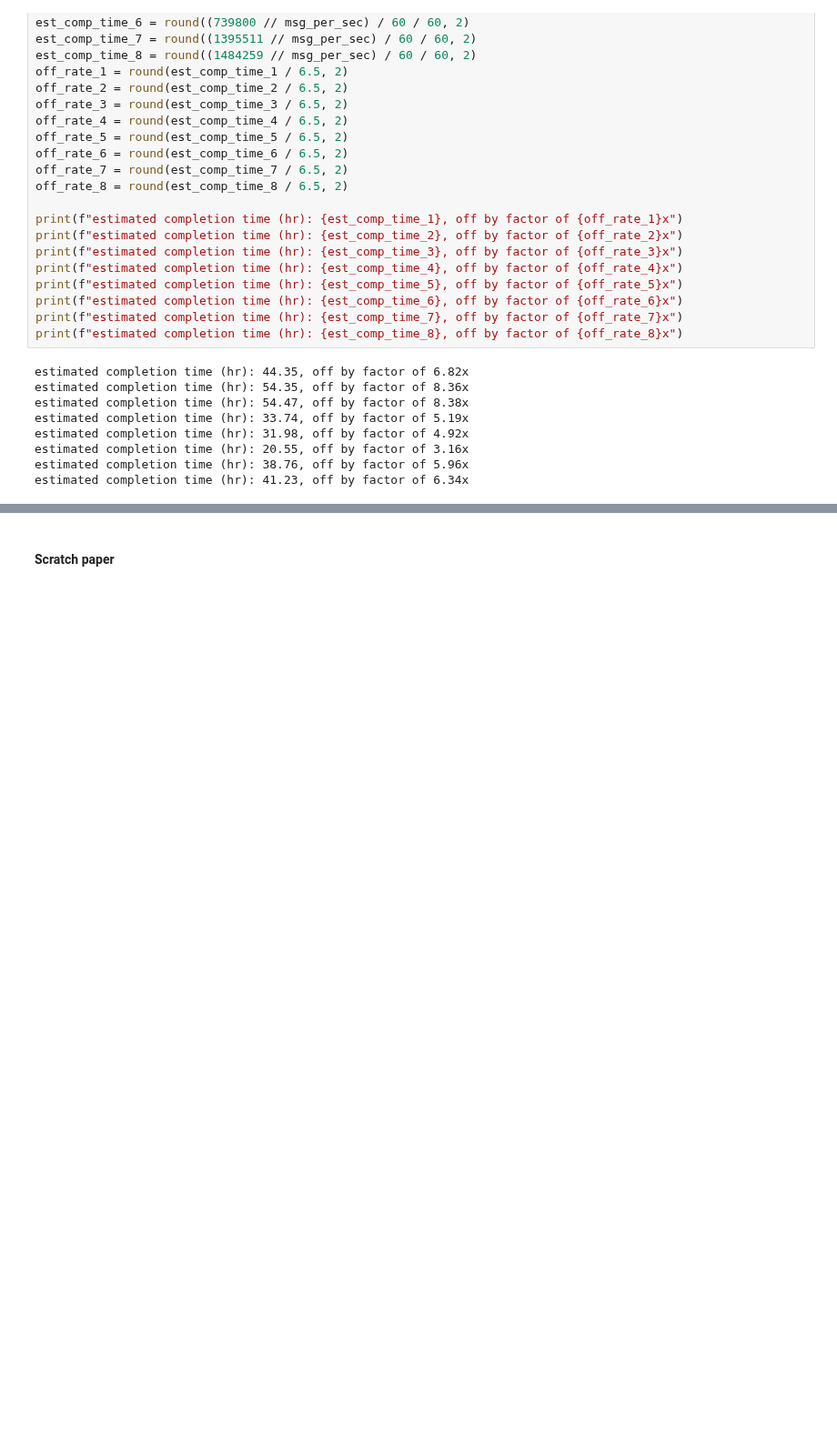
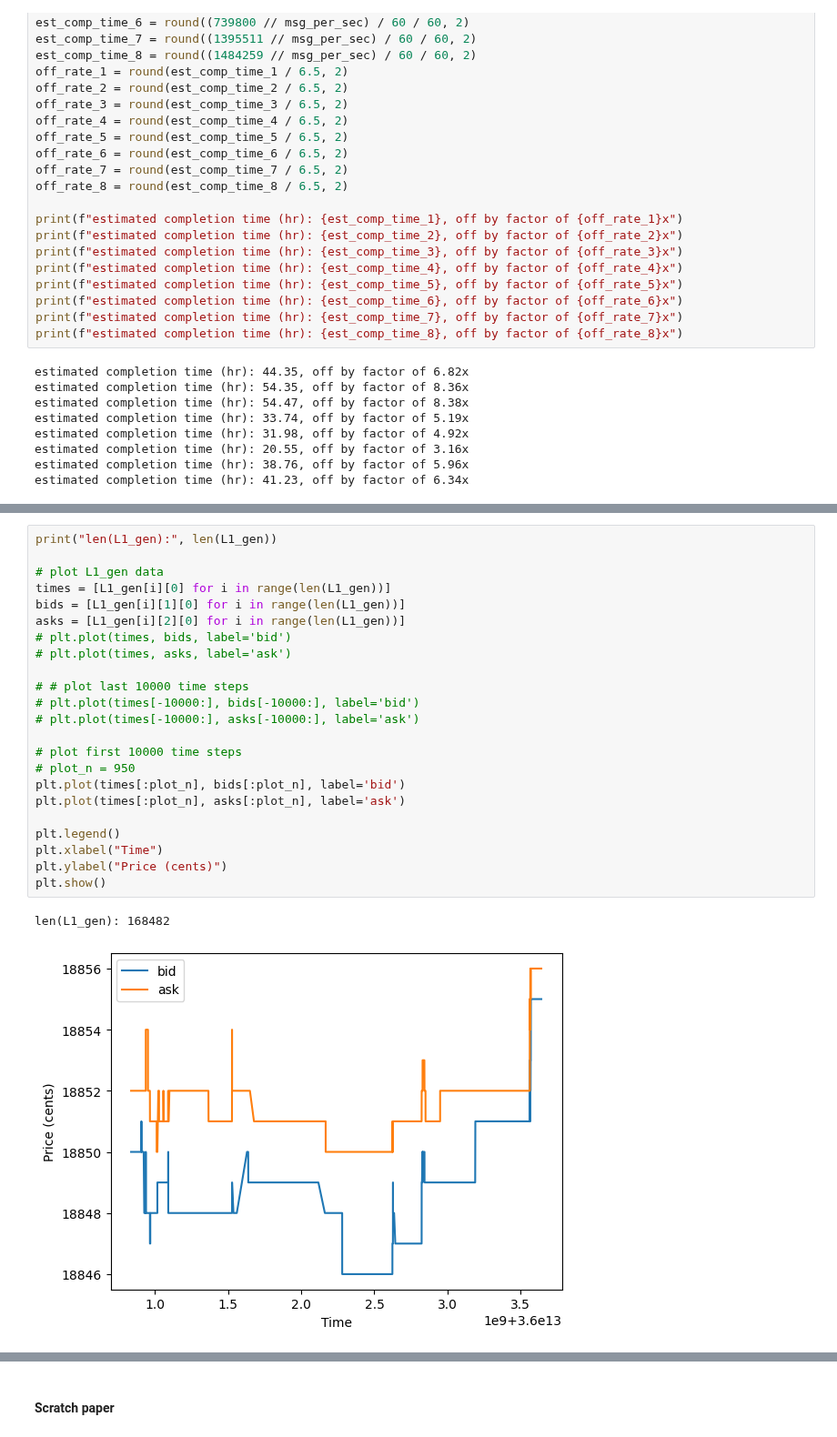
Before and after one commit to kingofguan/MarketGPT, a Jupyter notebook: notebooks/simulate.ipynb, the cells around one changed output, grey strips where cells are left out. Shown at 91% size. Drawn from its saved outputs; the diff is of its cells as text; blank space fills up the shorter version.

```diff
--- a/notebooks/simulate.ipynb
+++ b/notebooks/simulate.ipynb
@@ -1751,0 +1776,26 @@ estimated completion time (hr): 41.23, off by factor of 6.34x
+# %%
+print("len(L1_gen):", len(L1_gen))
+
+# plot L1_gen data
+times = [L1_gen[i][0] for i in range(len(L1_gen))]
+bids = [L1_gen[i][1][0] for i in range(len(L1_gen))]
+asks = [L1_gen[i][2][0] for i in range(len(L1_gen))]
+# plt.plot(times, bids, label='bid')
+# plt.plot(times, asks, label='ask')
+
+# # plot last 10000 time steps
+# plt.plot(times[-10000:], bids[-10000:], label='bid')
+# plt.plot(times[-10000:], asks[-10000:], label='ask')
+
+# plot first 10000 time steps
+# plot_n = 950
+plt.plot(times[:plot_n], bids[:plot_n], label='bid')
+plt.plot(times[:plot_n], asks[:plot_n], label='ask')
+
+plt.legend()
+plt.xlabel("Time")
+plt.ylabel("Price (cents)")
+plt.show()
+# %% [output]
+len(L1_gen): 168482
+[figure, added]
```
Also changed, not shown: parts of 23 cells of this notebook.
